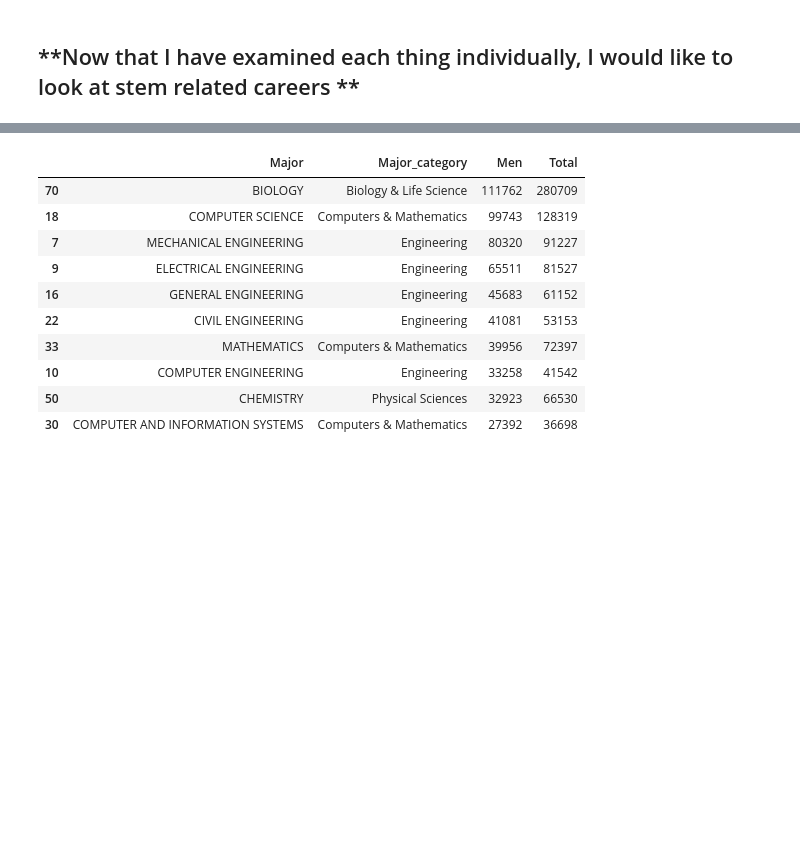
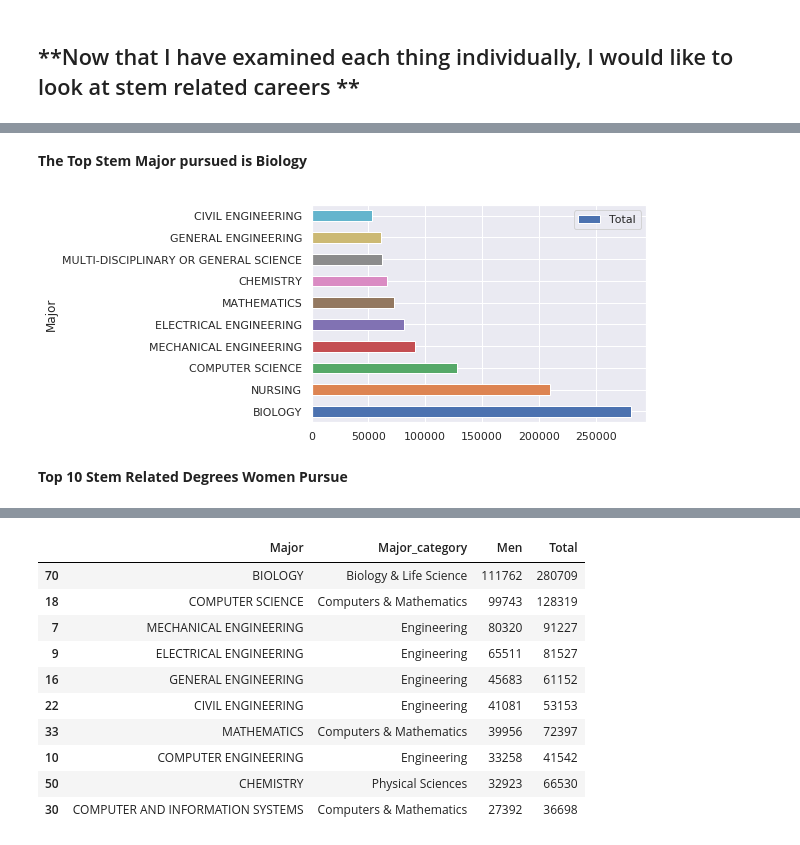
Before and after one commit to LambdaSchool/DS-Unit-1-Sprint-5-Data-Storytelling-Blog-Post, a Jupyter notebook: College_Majors_Theory.ipynb, the cells around one changed output, grey strips where cells are left out. Drawn from its saved outputs; the diff is of its cells as text; code cells hidden in the pictures; blank space fills up the shorter version.

```diff
--- a/College_Majors_Theory.ipynb
+++ b/College_Majors_Theory.ipynb
@@ -327,3 +327,7 @@ major_totals
 ---
 # %% [markdown]
 ## **Now that I have examined each thing individually, I would like to look at stem related careers **
+# %%
+# Looking at everyone involved in stem, these are the top 10 pursuits
+top_stem = women_stem.nlargest(10, 'Total')
+top_stem
@@ -330,3 +346,12 @@ major_totals
+# %% [markdown]
+**The Top Stem Major pursued is Biology**
+# %%
+# Plotting Top 10 Stem Majors
+top_stem.plot.barh(x='Major', y='Total');
+# %% [output]
+[figure, added]
+# %% [markdown]
+**Top 10 Stem Related Degrees Women Pursue**
 # %%
 # Setting up a DF just for Women
 stem_chicks = women_stem[['Major', 'Major_category', 'Women', 'Total', 'ShareWomen']]
```
Also changed, not shown: parts of 10 cells of this notebook.
